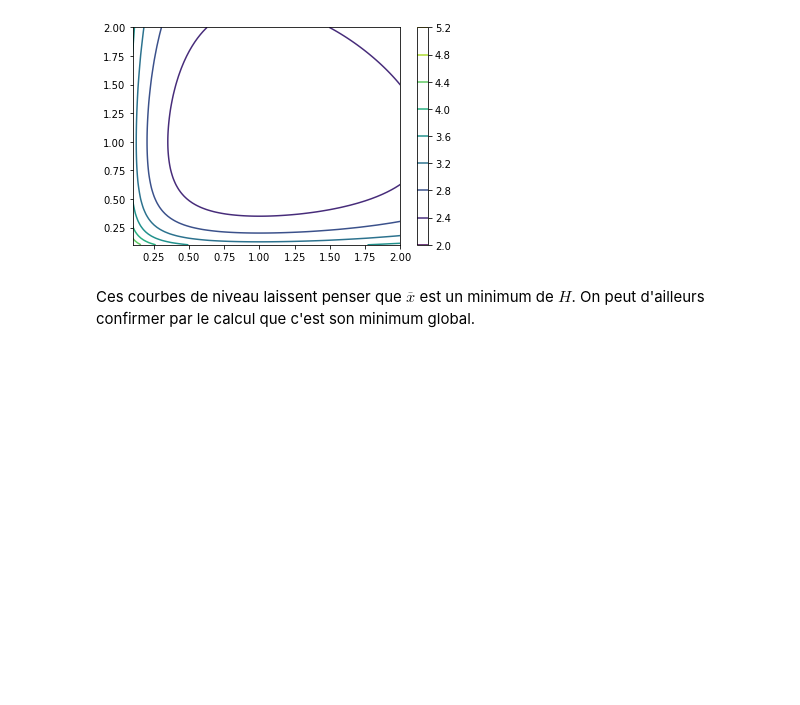
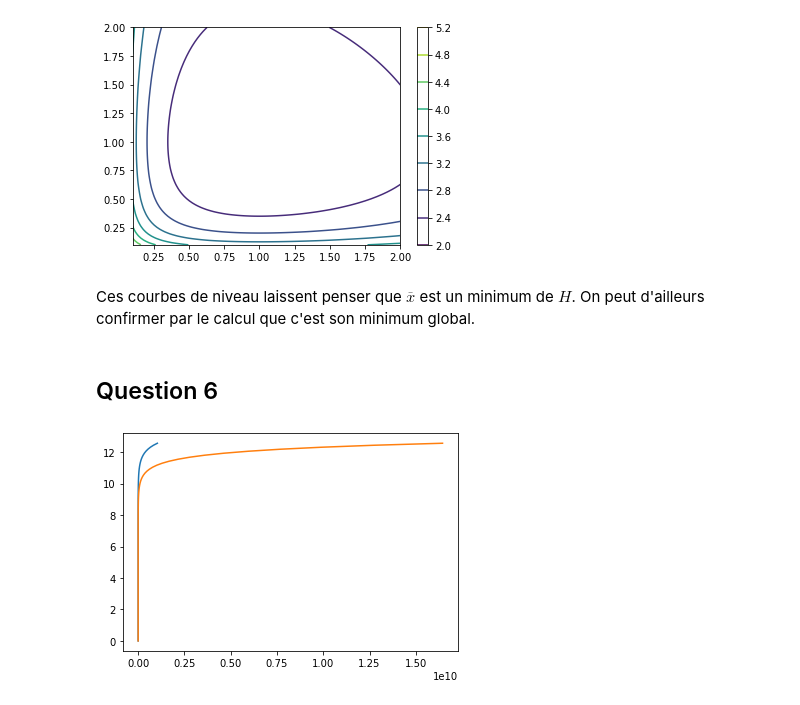
Before and after one commit to MaximeSTUDTER/equadiff, a Jupyter notebook: projet-equadiff.ipynb, the cells around one changed output. Drawn from its saved outputs; the diff is of its cells as text; code cells hidden in the pictures; blank space fills up the shorter version.

Commit message:
question 6

```diff
--- a/projet-equadiff.ipynb
+++ b/projet-equadiff.ipynb
@@ -95,3 +96,32 @@ plt.show();
 [figure]
 # %% [markdown]
 Ces courbes de niveau laissent penser que $\overline{x}$ est un minimum de $H$. On peut d'ailleurs confirmer par le calcul que c'est son minimum global.
+# %% [markdown]
+## Question 6
+# %%
+def solve_euler_explicit(f, x0, dt, t0, tf):
+    t = [t0]
+    x = [x0]
+    for k in range(int((tf-t0)/dt)):
+        t.append(t[k] + dt)
+        x.append(x[k] + dt * f(t[k], x[k]))
+    if t[-1] != tf:
+        t.append(tf)
+        x.append(x[-1] + dt * f(t[-1], x[-1]))
+    return t, x
+# %%
+def f(t, x):
+    return 2*x + sin(t)
+
+def sol(t):
+    return 1/5 * (exp(2*t) - 2*sin(t) - cos(t))
+# %%
+T_e, X_e = solve_euler_explicit(f, 0, 4*pi/100, 0, 4*pi)
+T_r = np.linspace(0, 4*pi, 100)
+X_r = np.vectorize(sol)(T_r)
+
+plt.plot(X_e, T_e)
+plt.plot(X_r, T_r)
+plt.show()
+# %% [output]
+[figure, added]
```
Also changed, not shown: parts of 6 cells of this notebook.
